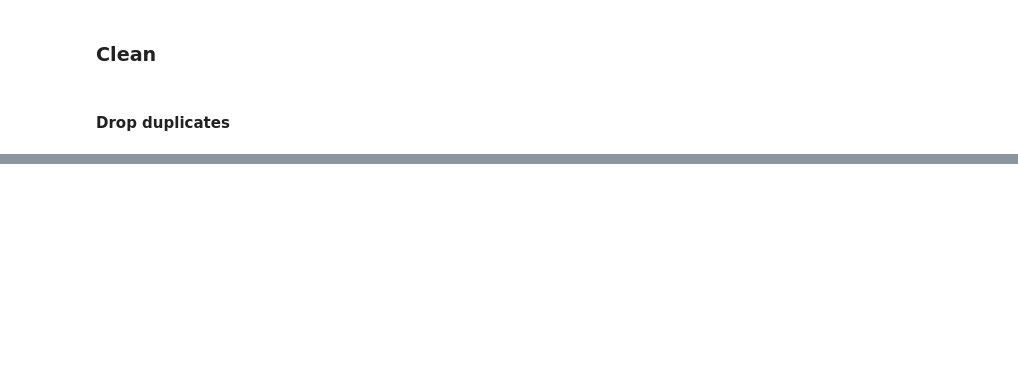
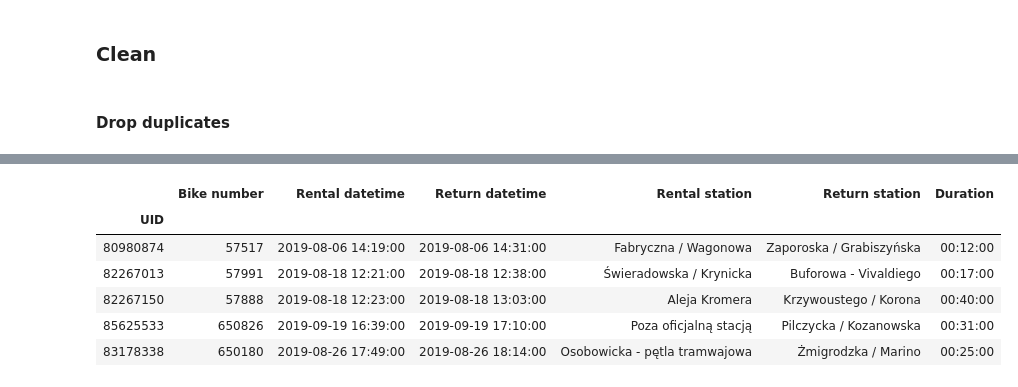
Before and after one commit to mariuszrokita/wroclawski-rower-miejski, a Jupyter notebook: notebooks/1-data-processing.ipynb, the cells around one changed output, grey strips where cells are left out. Drawn from its saved outputs; the diff is of its cells as text; code cells hidden in the pictures; blank space fills up the shorter version.

```diff
--- a/notebooks/1-data-processing.ipynb
+++ b/notebooks/1-data-processing.ipynb
@@ -240,5 +246,5 @@ memory usage: 25.3+ MB
 # %%
 # write interim file
-big_frame.to_csv(path_or_buf=os.path.join(data_interim_folder, 'bike_rental_records.csv'),
-                 index=False)
+bike_rentals_interim_path = os.path.join(data_interim_folder, 'bike_rental_records.csv')
+big_frame.to_csv(path_or_buf=bike_rentals_interim_path, index=False)
 # %% [markdown]
@@ -245,0 +254,7 @@ big_frame.to_csv(path_or_buf=os.path.join(data_interim_folder, 'bike_rental_reco
+# %%
+# Load data and set proper data types
+bike_rentals_df = pd.read_csv(bike_rentals_interim_path,
+                              parse_dates=['Rental datetime', 'Return datetime'],
+                              index_col='UID')
+
+bike_rentals_df['Duration'] = pd.to_timedelta(bike_rentals_df['Duration'])
@@ -245,0 +276,10 @@ big_frame.to_csv(path_or_buf=os.path.join(data_interim_folder, 'bike_rental_reco
+# %%
+bike_rentals_df.sample(5)
+# %% [output]
+|  | Bike number | Rental datetime | Return datetime | Rental station | Return station | Duration |
+| UID |  |  |  |  |  |  |
+| 80980874 | 57517 | 2019-08-06 14:19:00 | 2019-08-06 14:31:00 | Fabryczna / Wagonowa | Zaporoska / Grabiszyńska | 00:12:00 |
+| 82267013 | 57991 | 2019-08-18 12:21:00 | 2019-08-18 12:38:00 | Świeradowska / Krynicka | Buforowa - Vivaldiego | 00:17:00 |
+| 82267150 | 57888 | 2019-08-18 12:23:00 | 2019-08-18 13:03:00 | Aleja Kromera | Krzywoustego / Korona | 00:40:00 |
+| 85625533 | 650826 | 2019-09-19 16:39:00 | 2019-09-19 17:10:00 | Poza oficjalną stacją | Pilczycka / Kozanowska | 00:31:00 |
+| 83178338 | 650180 | 2019-08-26 17:49:00 | 2019-08-26 18:14:00 | Osobowicka - pętla tramwajowa | Żmigrodzka / Marino | 00:25:00 |
```
Also changed, not shown: parts of 31 cells of this notebook.
